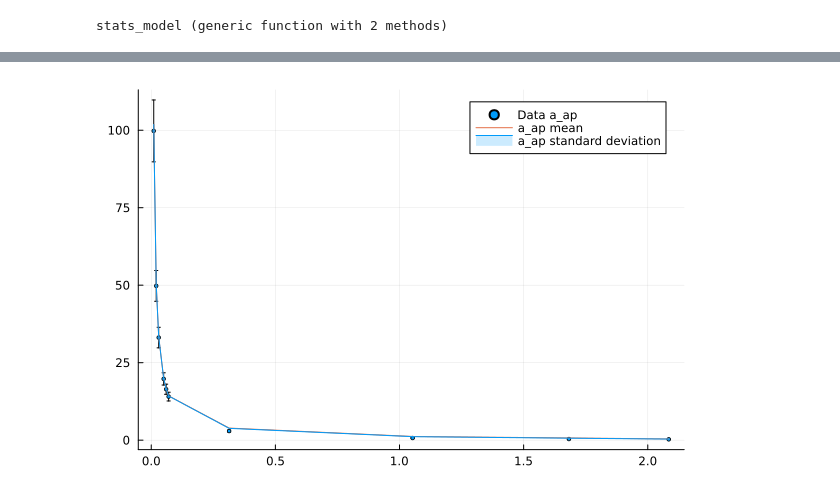
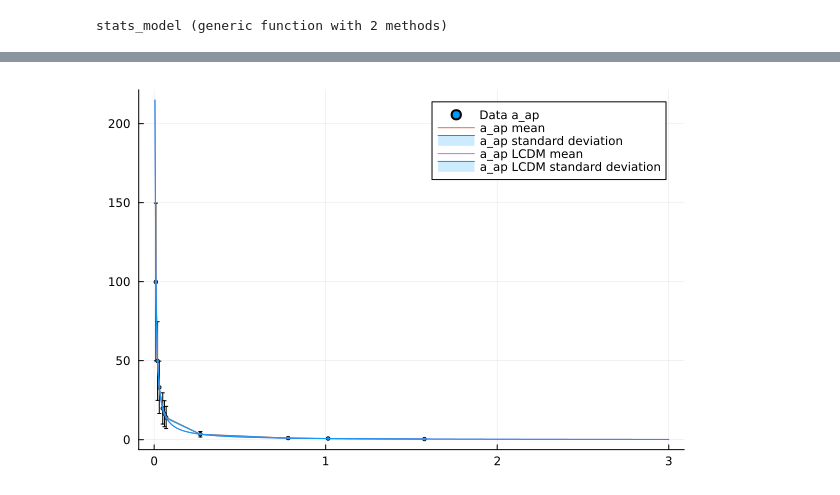
Before and after one commit to JaimeRZP/wb_gp, a Jupyter notebook: tanvi_cosmo/realdata_hz_fs8_aap.ipynb, the cells around one changed output, grey strips where cells are left out. Cells and saved outputs as stored; diff of their text form; code cells hidden in the pictures.

Commit message:
add aap fakedata 2

```diff
--- a/tanvi_cosmo/realdata_hz_fs8_aap.ipynb
+++ b/tanvi_cosmo/realdata_hz_fs8_aap.ipynb
@@ -220,7 +220,7 @@ correlation_obs = cov_to_cor(covariance_obs)
 # errors
 hz_err = 0.1 .* datahz.data;
 # aiso_err = 0.1 .* fakedataaiso.data;
-aap_err = 0.1 .* fakedataaap.data;
+aap_err = 0.5 .* fakedataaap.data;
 fs8_err = 0.1 .* datafs8.data;
 #mu_err = 0.1 .* fakedatamu.data;
 # %% [output]
@@ -713,9 +713,11 @@ plot!(z_integ, vec(hz_lcdm_m .- hz_lcdm_s),  fillrange = vec(hz_lcdm_m .+ hz_lcd
 # %%
 plot(fakedataaap.z, fakedataaap.data, yerr=aap_err, label="Data a_ap", ms=2, seriestype=:scatter)
 plot!(fakedataaap.z, vec(aappmean), label="a_ap mean")
 plot!(fakedataaap.z, vec(aappmean .- aapps),  fillrange = vec(aappmean .+ aapps), fillalpha=0.2, c=1, label="a_ap standard deviation")
+plot!(z_integ, vec(aap_lcdm_m), label="a_ap LCDM mean")
+plot!(z_integ, vec(aap_lcdm_m .- aap_lcdm_s),  fillrange = vec(aap_lcdm_m .+ aap_lcdm_s), fillalpha=0.2, c=1, label="a_ap LCDM standard deviation")
 # %% [output]
-[figure, old version]
+[figure, new version]
 # %%
 # plot(fakedatafs8.z, fakedatafs8.data, yerr=fs8_err, label="Data fs8", ms=2, seriestype=:scatter)
 # plot!(fakedatafs8.z, vec(fs8pmean), label="fs8 mean")
```
Also changed, not shown: parts of 15 cells of this notebook.
